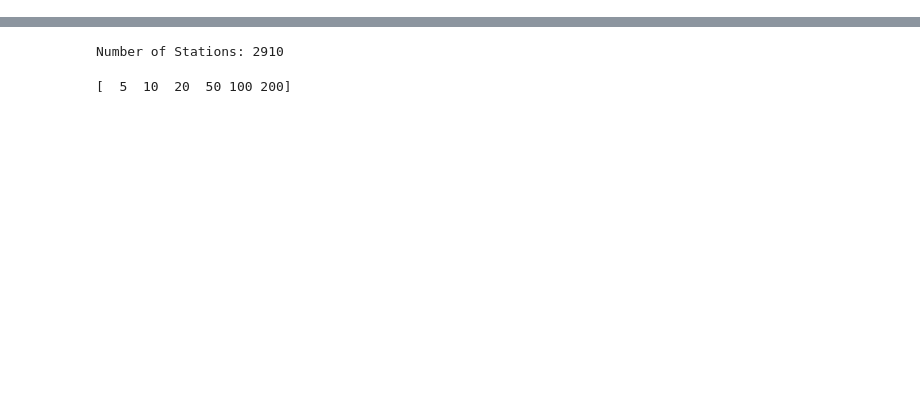
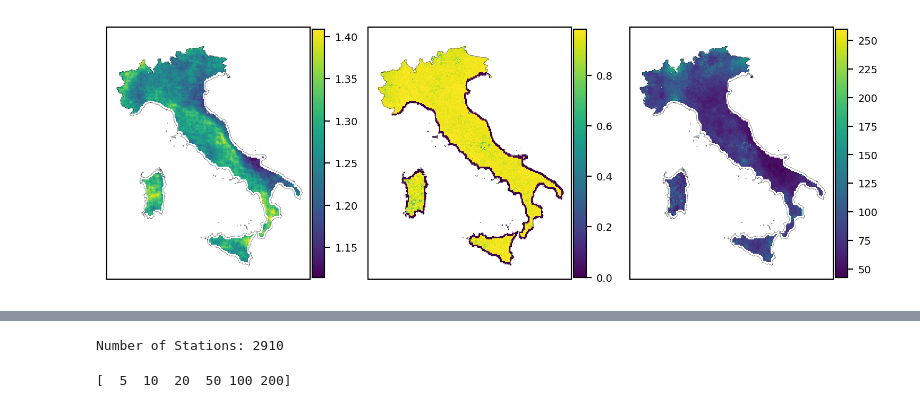
Before and after one commit to TeamExtremes/MEVD-downscaling, a Jupyter notebook: jupyter/Relative_Error/I_OBS_RSR.ipynb, the cells around one changed output, grey strips where cells are left out. Drawn from its saved outputs; the diff is of its cells as text; code cells hidden in the pictures; blank space fills up the shorter version.

```diff
--- a/jupyter/Relative_Error/I_OBS_RSR.ipynb
+++ b/jupyter/Relative_Error/I_OBS_RSR.ipynb
@@ -52,38 +52,40 @@ lons, lats = DATA.lon.values, DATA.lat.values
 lon2d, lat2d = np.meshgrid(lons, lats)
 years = DATA.year.values
 # %%
-# italy_geom = ITALY.union_all() # ONLY FOR ITALY
-# mask_italy = sv.contains(italy_geom, lon2d, lat2d)
+italy_geom = ITALY.union_all() # ONLY FOR ITALY
+mask_italy = sv.contains(italy_geom, lon2d, lat2d)
 
-# BETA = DATA.BETA.where(mask_italy).values
-# GAMMA = DATA.GAMMA.where(mask_italy).values
-# MEV = DATA.Mev_d.where(mask_italy).values
+BETA = DATA.BETA.where(mask_italy).values
+GAMMA = DATA.GAMMA.where(mask_italy).values
+MEV = DATA.Mev_d.where(mask_italy).values
 
-# proj = ccrs.PlateCarree()
+proj = ccrs.PlateCarree()
 
-# fig = plt.figure(figsize=(9,4),dpi=200)
-# gs = gridspec.GridSpec(1,3)
+fig = plt.figure(figsize=(9,4),dpi=200)
+gs = gridspec.GridSpec(1,3)
 
-# # =====================================================================================================
-# ax1 = plt.subplot(gs[0, 0], projection = proj)
-# ITALY.plot(facecolor='None', edgecolor='k', ax=ax1, linewidth=0.3, zorder=21, alpha=0.5)
-# a1 = ax1.pcolormesh(lon2d, lat2d, BETA)
-# cbar = plt.colorbar(a1, ax=ax1, orientation='vertical', pad=0.01, fraction=0.057)
-# cbar.ax.tick_params(labelsize=7)
+# =====================================================================================================
+ax1 = plt.subplot(gs[0, 0], projection = proj)
+ITALY.plot(facecolor='None', edgecolor='k', ax=ax1, linewidth=0.3, zorder=21, alpha=0.5)
+a1 = ax1.pcolormesh(lon2d, lat2d, BETA)
+cbar = plt.colorbar(a1, ax=ax1, orientation='vertical', pad=0.01, fraction=0.057)
+cbar.ax.tick_params(labelsize=7)
 
-# # =====================================================================================================
-# ax1 = plt.subplot(gs[0, 1], projection = proj)
-# ITALY.plot(facecolor='None', edgecolor='k', ax=ax1, linewidth=0.3, zorder=21, alpha=0.5)
-# a2 = ax1.pcolormesh(lon2d, lat2d, GAMMA)
-# cbar = plt.colorbar(a2, ax=ax1, orientation='vertical', pad=0.01, fraction=0.057)
-# cbar.ax.tick_params(labelsize=7)
+# =====================================================================================================
+ax1 = plt.subplot(gs[0, 1], projection = proj)
+ITALY.plot(facecolor='None', edgecolor='k', ax=ax1, linewidth=0.3, zorder=21, alpha=0.5)
+a2 = ax1.pcolormesh(lon2d, lat2d, GAMMA)
+cbar = plt.colorbar(a2, ax=ax1, orientation='vertical', pad=0.01, fraction=0.057)
+cbar.ax.tick_params(labelsize=7)
 
-# # =====================================================================================================
-# ax1 = plt.subplot(gs[0, 2], projection = proj)
-# ITALY.plot(facecolor='None', edgecolor='k', ax=ax1, linewidth=0.3, zorder=21, alpha=0.5)
-# a3 = ax1.pcolormesh(lon2d, lat2d, MEV[3,:,:])
-# cbar = plt.colorbar(a3, ax=ax1, orientation='vertical', pad=0.01, fraction=0.057)
-# cbar.ax.tick_params(labelsize=7)
+# =====================================================================================================
+ax1 = plt.subplot(gs[0, 2], projection = proj)
+ITALY.plot(facecolor='None', edgecolor='k', ax=ax1, linewidth=0.3, zorder=21, alpha=0.5)
+a3 = ax1.pcolormesh(lon2d, lat2d, MEV[3,:,:])
+cbar = plt.colorbar(a3, ax=ax1, orientation='vertical', pad=0.01, fraction=0.057)
+cbar.ax.tick_params(labelsize=7)
+# %% [output]
+[figure, added]
 # %%
 BETA_list =BETA[~np.isnan(BETA)]
 GAMMA_list = GAMMA[~np.isnan(GAMMA)]
```
Also changed, not shown: parts of 7 cells of this notebook, 4 other files.
